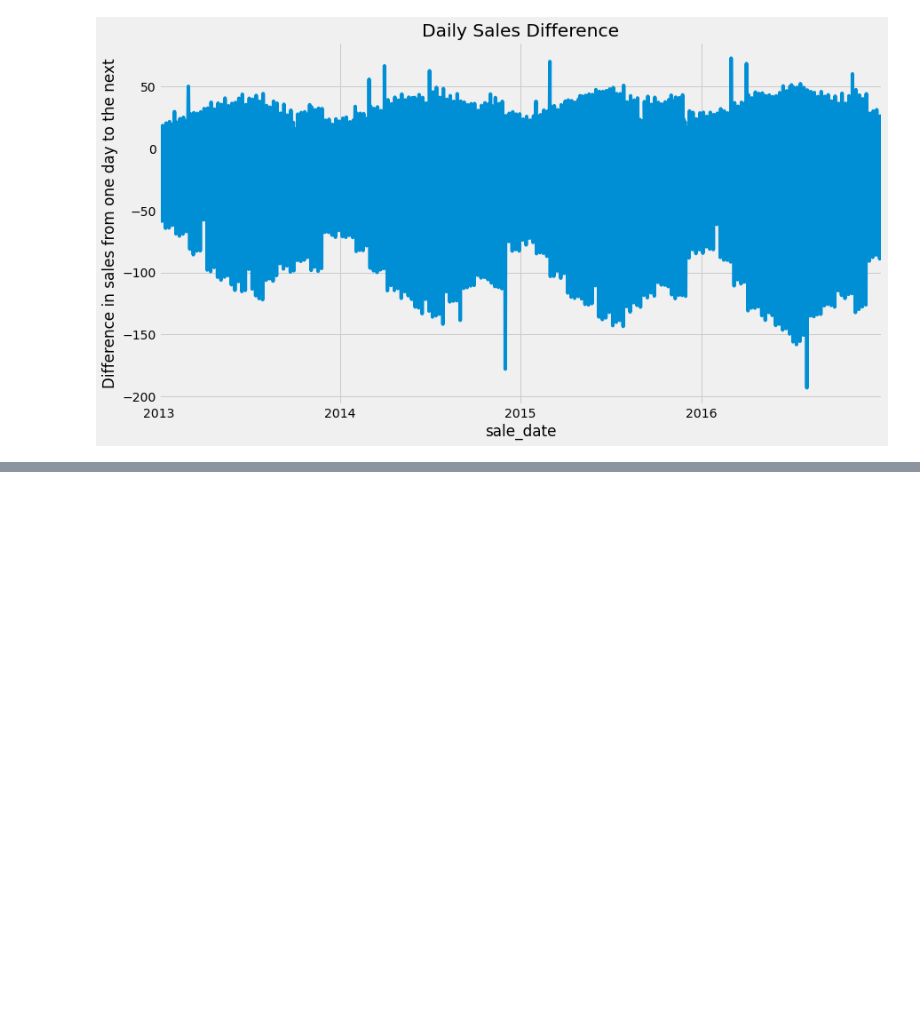
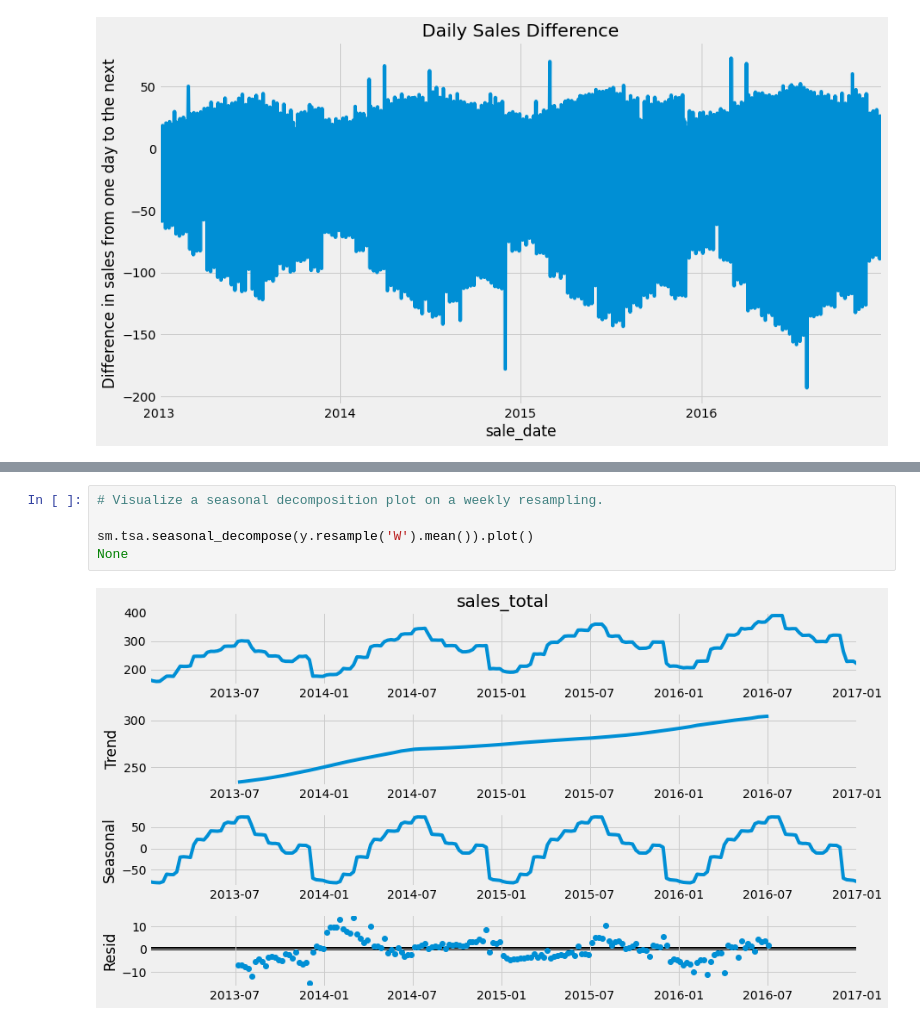
Before and after one commit to raycerna/time-series-exercises, a Jupyter notebook: explore.ipynb, the cells around one changed output, grey strips where cells are left out. Drawn from its saved outputs; the diff is of its cells as text; blank space fills up the shorter version.

```diff
--- a/explore.ipynb
+++ b/explore.ipynb
@@ -172,0 +182,7 @@ ax2.set(title='Monthly % Change in Sales Total')
+# %%
+# Visualize a seasonal decomposition plot on a weekly resampling.
+
+sm.tsa.seasonal_decompose(y.resample('W').mean()).plot()
+None
+# %% [output]
+[figure, added]
```
Also changed, not shown: parts of 9 cells of this notebook.
